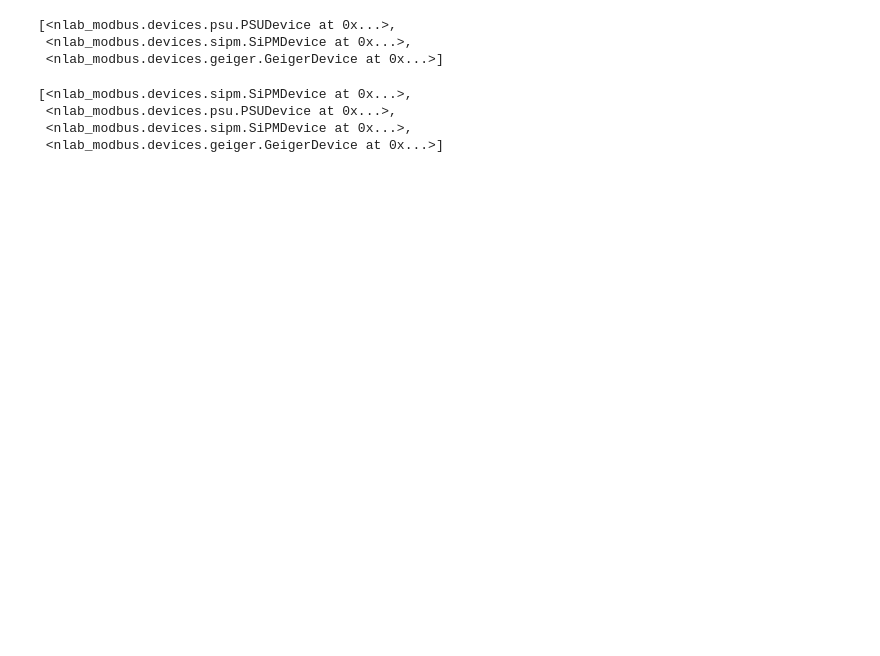
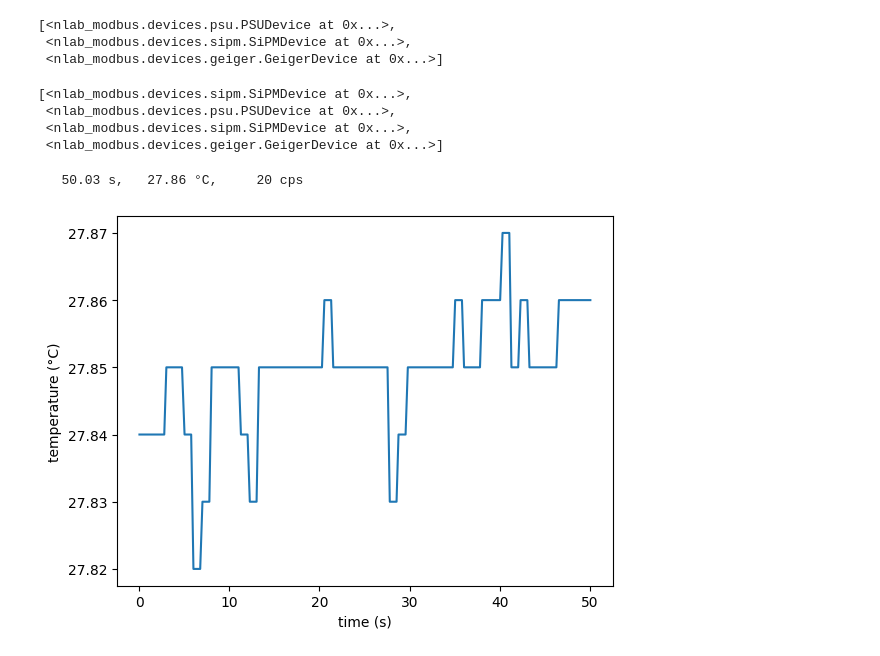
Before and after one commit to nucliflare/nlab-modbus, a Jupyter notebook: scripts/device_test.ipynb, the cells around one changed output. Cells and saved outputs as stored; diff of their text form; code cells hidden in the pictures; blank space fills up the shorter version.

```diff
--- a/scripts/device_test.ipynb
+++ b/scripts/device_test.ipynb
@@ -57,0 +64,30 @@ mgr.all_devices
+# %%
+temps = []
+counts = []
+times = []
+t0 = time.monotonic()
+dt = 0.25
+next_time = t0 + dt  # Absolute target for first
+for i in range(200):
+    t_loop_0 = time.time()
+    temp = mgr.local[0].get_board_temp()
+    cps = mgr.remote[2].get_pulses_per_sec()
+    temps.append(temp)
+    counts.append(cps)
+    times.append(time.monotonic() - t0)
+    print(f"{times[-1]:8.2f} s, {temp:7.2f} °C, {cps:6d} cps", end="\r")
+    t_loop = time.time() - t_loop_0
+    next_time += dt
+    sleep_dur = next_time - time.monotonic()
+    if sleep_dur > 0:
+        time.sleep(sleep_dur)
+# %% [output]
+   50.03 s,   27.86 °C,     20 cps
+# %%
+plt.figure()
+plt.plot(times, temps)
+plt.xlabel('time (s)')
+plt.ylabel('temperature (°C)')
+plt.show()
+# %% [output]
+[figure, added]
```
Also changed, not shown: parts of 10 cells of this notebook, 3 other files.
